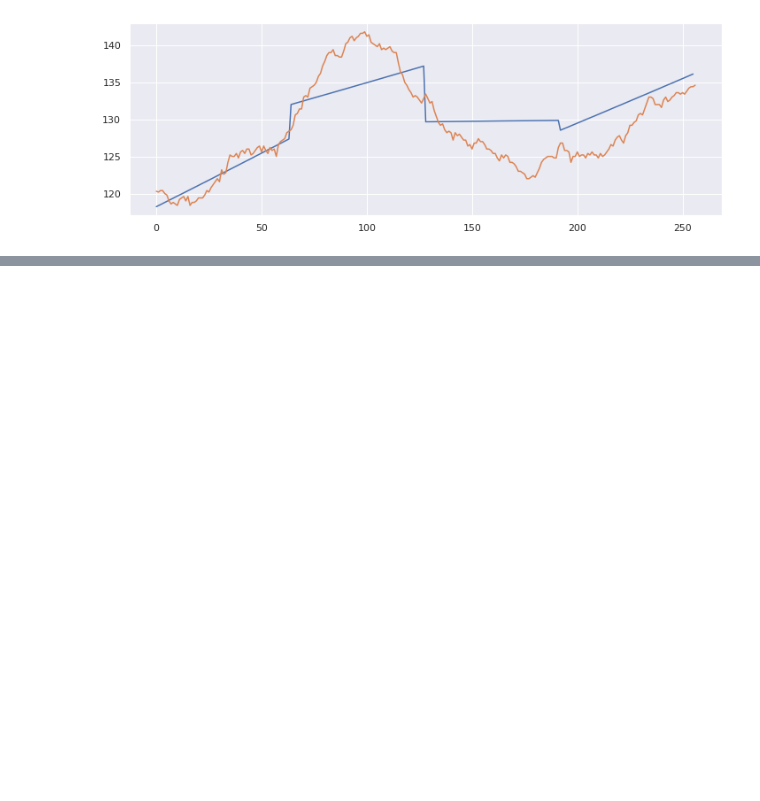
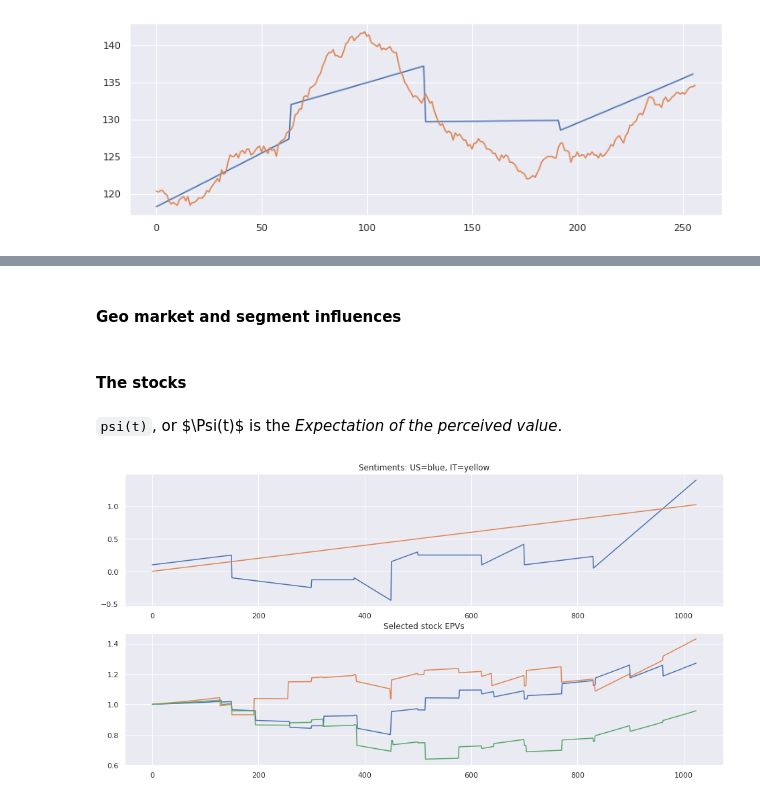
Before and after one commit to smurve/cfds-capstone, a Jupyter notebook: Market_with_Inertia.ipynb, the cells around one changed output, grey strips where cells are left out. Saved outputs shown, nothing was run; the diff lists cells and outputs as text; code cells hidden in the pictures; blank space fills up the shorter version.

Commit message:
creating training data and MarketFromData

````diff
--- a/Market_with_Inertia.ipynb
+++ b/Market_with_Inertia.ipynb
@@ -173,0 +188,2 @@ You can see that the price oscillates around the perceived value of IBM over the
+# %%
+N_STOCKS = 4
@@ -173,0 +215,50 @@ You can see that the price oscillates around the perceived value of IBM over the
+# %% [markdown]
+#### Geo market and segment influences
+# %%
+# US market: bulls and bears
+us = GeoMarket('US',                   # A name
+               {0: (.1, 0.001),         # Market sentiment over time, starting slightly bullish
+                150: (-.1, -0.001),
+                300: (-.13, 0),         # Not too bad yet
+                380: (-.1, -0.005),     # A period of hope
+                450: (.15, 0.003),
+                500: (.25, 0),          # And more hope
+                620: ( .1, 0.004),
+                700: (.1, 0.001),
+                830: (.05, 0.007)
+               })
+
+
+# Segment sentiment: IT is calming down - the dawn of the new AI winter?
+it = Segment('Information Technology', {0: (.0, .001)})
+# %% [markdown]
+#### The stocks
+# %%
+duration=1024
+stocks = []
+for ticker in tickers:
+    E_cagr = np.random.normal(6e-2, 4e-2)   # expected compound annual growth rate
+    max_effect = 3.0 # Maximum overrating due to sentiment
+    psi0 = 50 + 20 * np.random.random() # initial price
+    sentiments = rnd_sentiments()       # quarterly impacted stock sentiments
+    beta_geo = np.random.normal(.2, .1)       # exposure (beta) to the US market
+    beta_it = np.random.normal(.0, .5)       # exposure (beta) to the IT sector
+    stock = Stock(name=ticker, e_cagr=E_cagr, max_effect=max_effect, psi0 = psi0,
+                    segments = {it: beta_it}, markets = {us: beta_geo},
+                    sentiments = sentiments, noise=.4)
+    stocks.append(stock)
+# %% [markdown]
+```psi(t)```, or $\Psi(t)$ is the *Expectation of the perceived value*.
+# %%
+plot_many(2,1, 16, 8, data=[
+    [
+            [[us.phi(t) for t in range(duration)]],
+            [[it.phi(t) for t in range(duration)]]
+    ],
+    [
+            [[stocks[i].psi(t)/stocks[i].psi(0) for t in range(duration)]]
+        for i in [1,2,3]
+    ]
+], titles=["Sentiments: US=blue, IT=yellow", 'Selected stock EPVs']);
+# %% [output]
+[figure, added]
````
Also changed, not shown: parts of 28 cells of this notebook, 3 other files.
